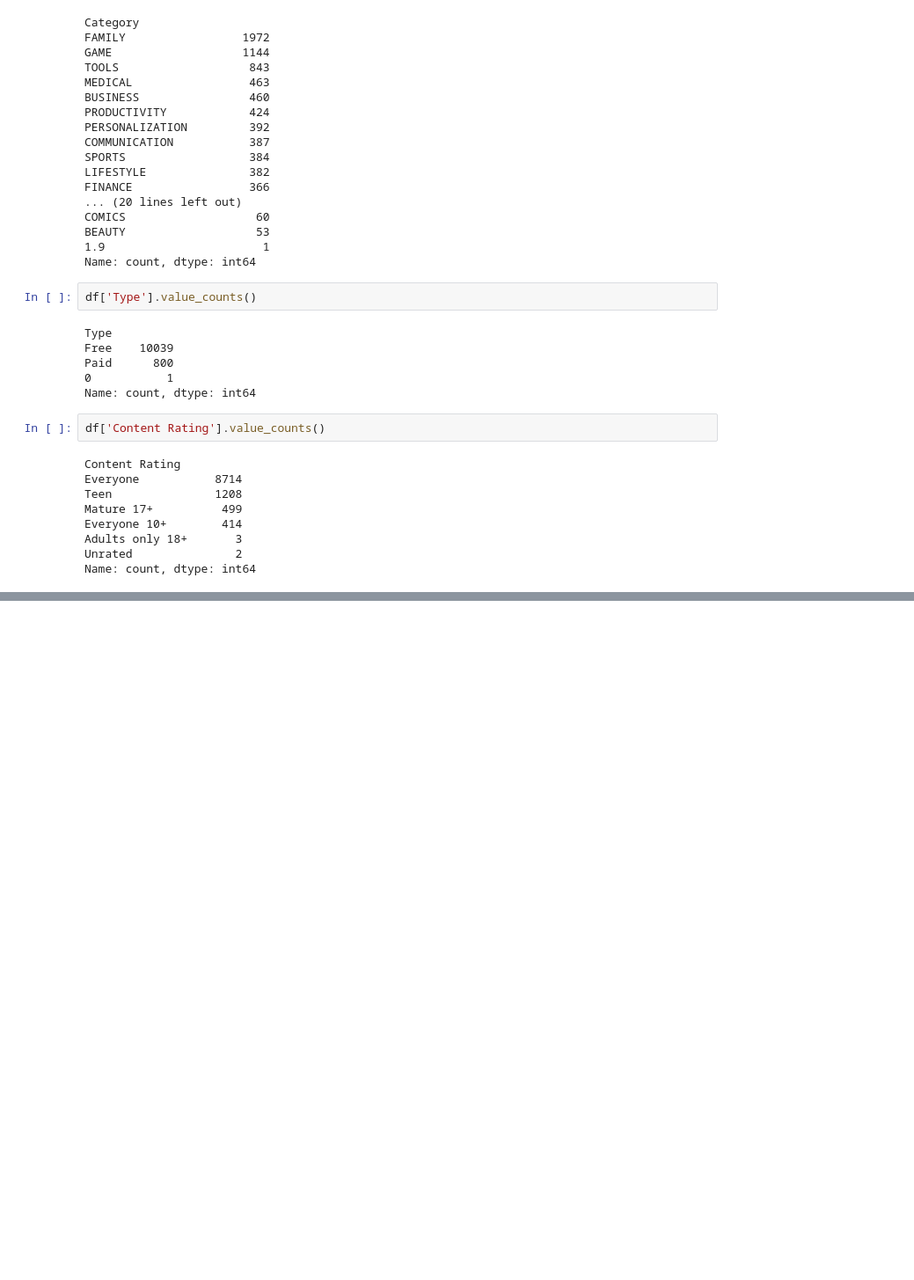
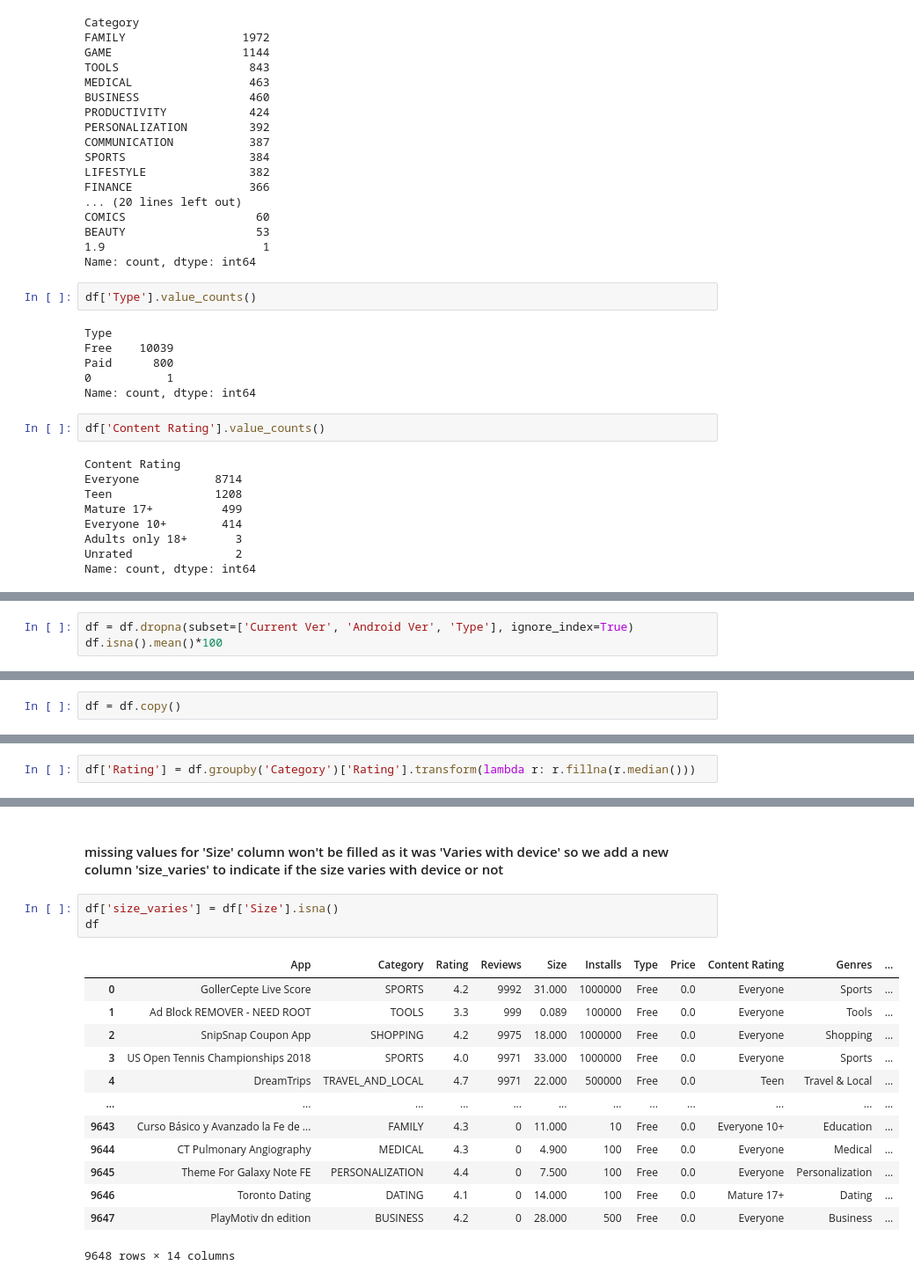
Before and after one commit to omizasomi/Epsilon-AI-mid-project, a Jupyter notebook: google-play-data.ipynb, the cells around one changed output, grey strips where cells are left out. Shown at 88% size. Cells and saved outputs as stored; diff of their text form; blank space fills up the shorter version.

```diff
--- a/google-play-data.ipynb
+++ b/google-play-data.ipynb
@@ -321,0 +470,3 @@ Name: count, dtype: int64
+# %%
+df = df.dropna(subset=['Current Ver', 'Android Ver', 'Type'], ignore_index=True)
+df.isna().mean()*100
@@ -321,0 +490,2 @@ Name: count, dtype: int64
+# %%
+df = df.copy()
@@ -321,0 +494,2 @@ Name: count, dtype: int64
+# %%
+df['Rating'] = df.groupby('Category')['Rating'].transform(lambda r: r.fillna(r.median()))
@@ -321,0 +513,19 @@ Name: count, dtype: int64
+# %% [markdown]
+#### missing values for 'Size' column won't be filled as it was 'Varies with device' so we add a new column 'size_varies' to indicate if the size varies with device or not
+# %%
+df['size_varies'] = df['Size'].isna()
+df
+# %% [output]
+|  | App | Category | Rating | Reviews | Size | Installs | Type | Price | Content Rating | Genres | ... |
+| 0 | GollerCepte Live Score | SPORTS | 4.2 | 9992 | 31.000 | 1000000 | Free | 0.0 | Everyone | Sports | ... |
+| 1 | Ad Block REMOVER - NEED ROOT | TOOLS | 3.3 | 999 | 0.089 | 100000 | Free | 0.0 | Everyone | Tools | ... |
+| 2 | SnipSnap Coupon App | SHOPPING | 4.2 | 9975 | 18.000 | 1000000 | Free | 0.0 | Everyone | Shopping | ... |
+| 3 | US Open Tennis Championships 2018 | SPORTS | 4.0 | 9971 | 33.000 | 1000000 | Free | 0.0 | Everyone | Sports | ... |
+| 4 | DreamTrips | TRAVEL_AND_LOCAL | 4.7 | 9971 | 22.000 | 500000 | Free | 0.0 | Teen | Travel & Local | ... |
+| ... | ... | ... | ... | ... | ... | ... | ... | ... | ... | ... | ... |
+| 9643 | Curso Básico y Avanzado la Fe de ... | FAMILY | 4.3 | 0 | 11.000 | 10 | Free | 0.0 | Everyone 10+ | Education | ... |
+| 9644 | CT Pulmonary Angiography | MEDICAL | 4.3 | 0 | 4.900 | 100 | Free | 0.0 | Everyone | Medical | ... |
+| 9645 | Theme For Galaxy Note FE | PERSONALIZATION | 4.4 | 0 | 7.500 | 100 | Free | 0.0 | Everyone | Personalization | ... |
+| 9646 | Toronto Dating | DATING | 4.1 | 0 | 14.000 | 100 | Free | 0.0 | Mature 17+ | Dating | ... |
+| 9647 | PlayMotiv dn edition | BUSINESS | 4.2 | 0 | 28.000 | 500 | Free | 0.0 | Everyone | Business | ... |
+9648 rows × 14 columns
```
Also changed, not shown: parts of 37 cells of this notebook, 1 other file.
